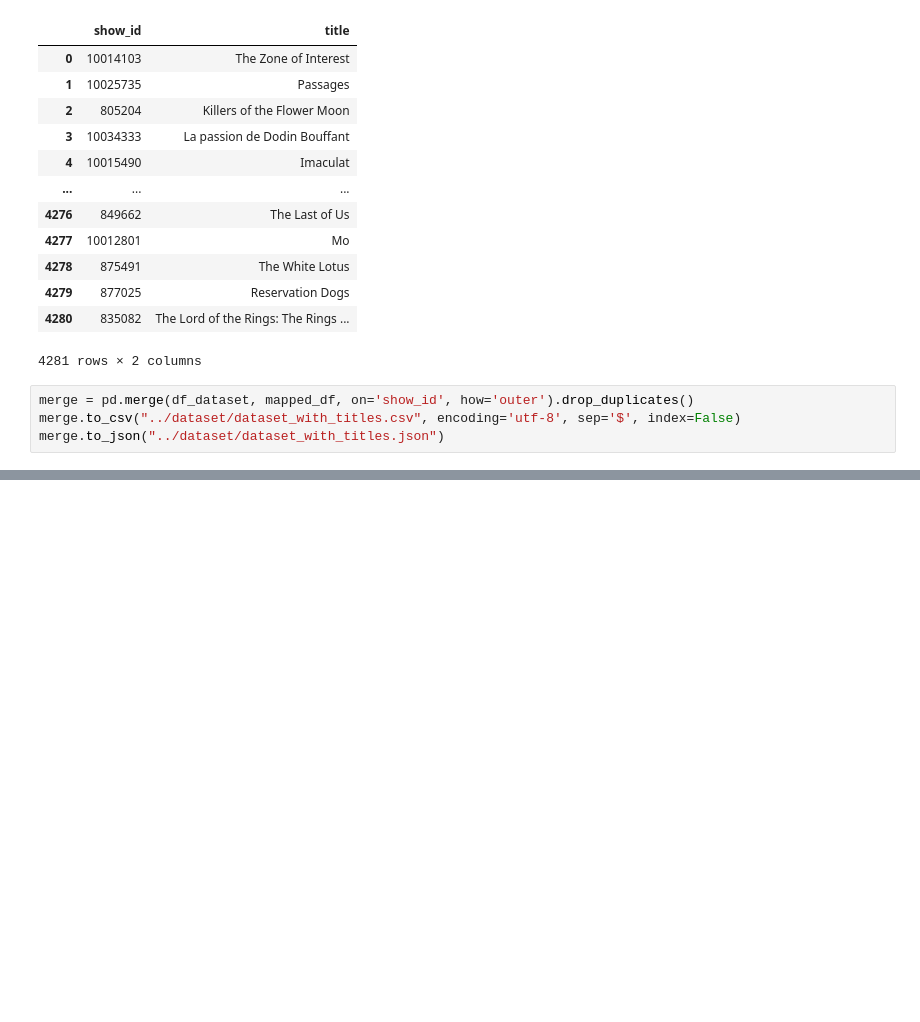
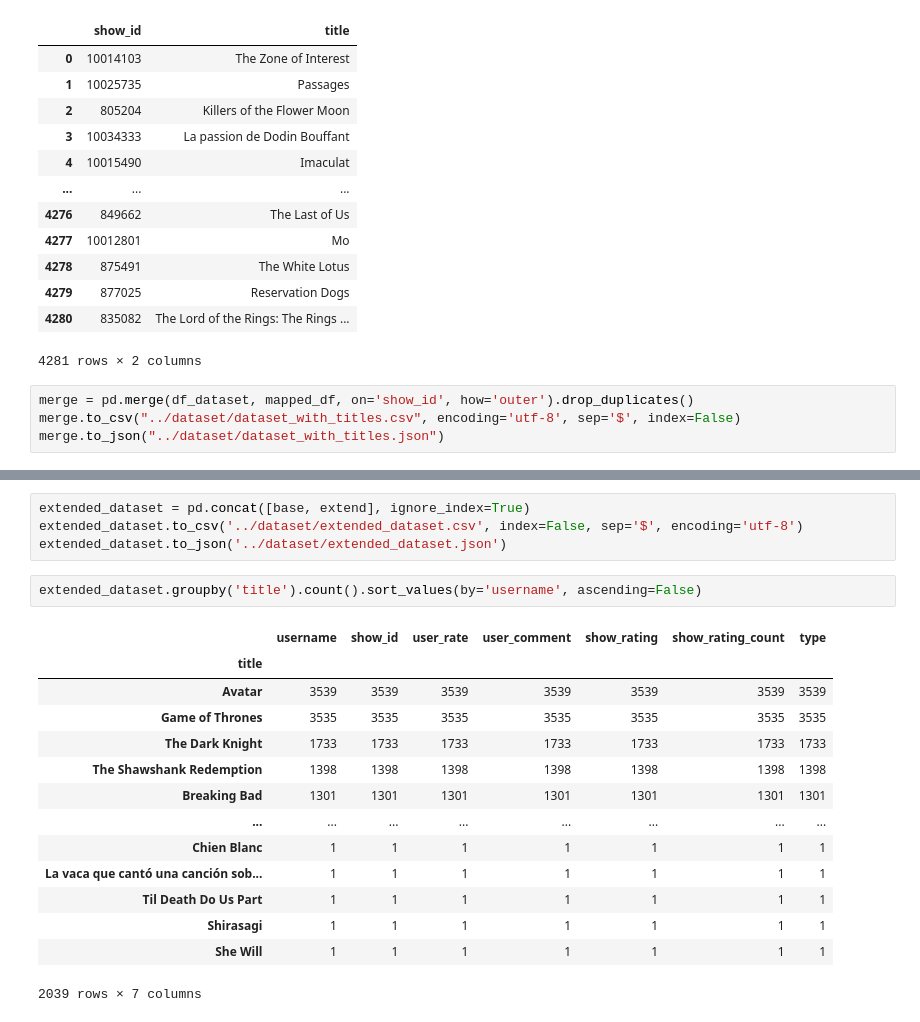
Before and after one commit to Michal299/mm-review-based-rate-ai, a Jupyter notebook: scrapper/filmweb_scrapper.ipynb, the cells around one changed output, grey strips where cells are left out. Cells and saved outputs as stored; diff of their text form; blank space fills up the shorter version.

```diff
--- a/scrapper/filmweb_scrapper.ipynb
+++ b/scrapper/filmweb_scrapper.ipynb
@@ -488,0 +692,21 @@ merge.to_json("../dataset/dataset_with_titles.json")
+# %%
+extended_dataset = pd.concat([base, extend], ignore_index=True)
+extended_dataset.to_csv('../dataset/extended_dataset.csv', index=False, sep='$', encoding='utf-8')
+extended_dataset.to_json('../dataset/extended_dataset.json')
+# %%
+extended_dataset.groupby('title').count().sort_values(by='username', ascending=False)
+# %% [output]
+|  | username | show_id | user_rate | user_comment | show_rating | show_rating_count | type |
+| title |  |  |  |  |  |  |  |
+| Avatar | 3539 | 3539 | 3539 | 3539 | 3539 | 3539 | 3539 |
+| Game of Thrones | 3535 | 3535 | 3535 | 3535 | 3535 | 3535 | 3535 |
+| The Dark Knight | 1733 | 1733 | 1733 | 1733 | 1733 | 1733 | 1733 |
+| The Shawshank Redemption | 1398 | 1398 | 1398 | 1398 | 1398 | 1398 | 1398 |
+| Breaking Bad | 1301 | 1301 | 1301 | 1301 | 1301 | 1301 | 1301 |
+| ... | ... | ... | ... | ... | ... | ... | ... |
+| Chien Blanc | 1 | 1 | 1 | 1 | 1 | 1 | 1 |
+| La vaca que cantó una canción sob... | 1 | 1 | 1 | 1 | 1 | 1 | 1 |
+| Til Death Do Us Part | 1 | 1 | 1 | 1 | 1 | 1 | 1 |
+| Shirasagi | 1 | 1 | 1 | 1 | 1 | 1 | 1 |
+| She Will | 1 | 1 | 1 | 1 | 1 | 1 | 1 |
+2039 rows × 7 columns
```
Also changed, not shown: parts of 14 cells of this notebook, 8 other files.
